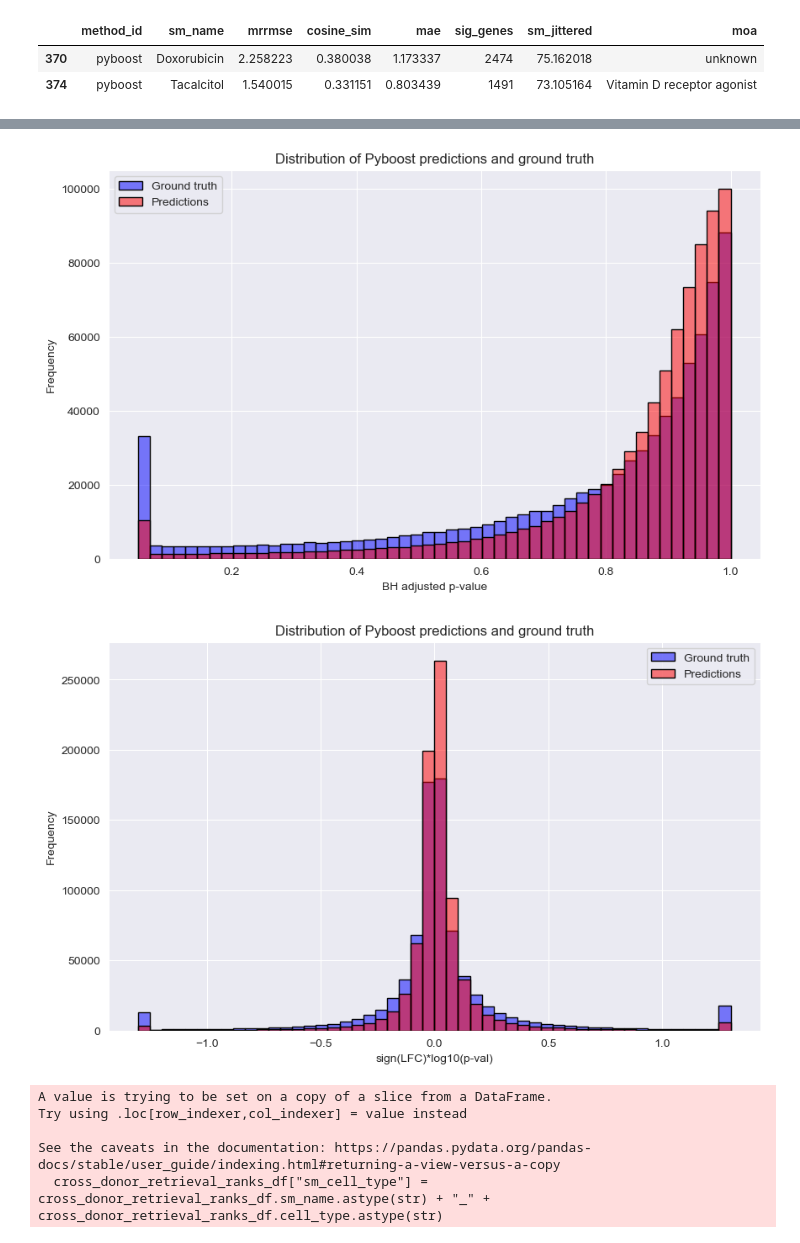
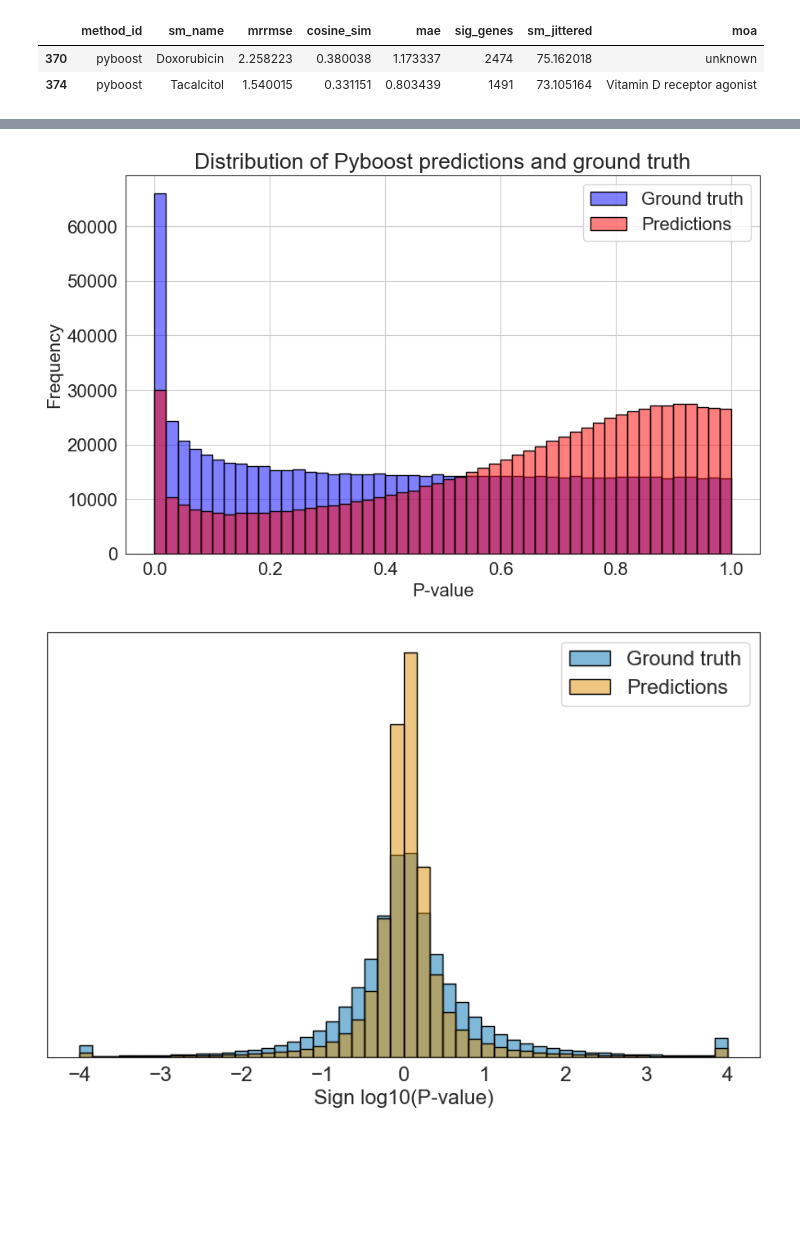
Before and after one commit to theislab/task-dge-perturbation-prediction-analysis, a Jupyter notebook: results_analysis/results_analysis.ipynb, the cells around one changed output, grey strips where cells are left out. Cells and saved outputs as stored; diff of their text form; code cells hidden in the pictures; blank space fills up the shorter version.

Commit message:
update results analysis to the latest run

```diff
--- a/results_analysis/results_analysis.ipynb
+++ b/results_analysis/results_analysis.ipynb
@@ -90,7 +89,9 @@ os.path.join(path_to_results, "predictions", f"neurips-2023-data.{method_id}.{me
 # %%
 predictions = {}
-for method_id in ["jn_ap_op2", "lstm_gru_cnn_ensemble", "nn_retraining_with_pseudolabels", "scape", "pyboost"]: # transformer_ensemble
-    predictions[method_id] = pd.read_parquet(os.path.join(path_to_results, "predictions", f"neurips-2023-data.{method_id}.{method_id}.output.parquet")).set_index("id")
+for method_id in ["jn_ap_op2", "lgc_ensemble", "nn_retraining_with_pseudolabels", "scape", "pyboost", "mean_across_compounds", "transformer_ensemble"]:
+    predictions[method_id] = pd.DataFrame(ad.read_h5ad(os.path.join(path_to_results, "predictions", f"neurips-2023-data.{method_id}.{method_id}.output.h5ad")).layers["prediction"], columns=de_test.columns[7:])
+# %%
+de_test.index = predictions["pyboost"].index
 # %%
 rows = []
 for method_id in predictions.keys():
@@ -304,8 +279,8 @@ data_top[(data_top.cosine_sim < 0.4) & (data_top.sig_genes > 1000)]
 # %%
 threshold = -np.log10(0.0001)
 # %%
-val = np.clip(de_test.iloc[:, 6:], -threshold, threshold).values.reshape(-1)
-pred = np.clip(predictions["pyboost"], -threshold, threshold).values.reshape(-1)
+val = np.clip(de_test.iloc[:, 7:], -threshold, threshold).values.reshape(-1)
+pred = np.clip(predictions["nn_retraining_with_pseudolabels"], -threshold, threshold).values.reshape(-1)
 errors = val - pred
 # %%
 plt.figure(figsize=(10, 6))
@@ -322,6 +297,8 @@ plt.show()
 # %%
 import seaborn as sns
 # %%
+sns.set_style("whitegrid")
+sns.set_style("white")
 plt.figure(figsize=(10, 6))
 
 sns.histplot(10**-np.abs(val), color='blue', bins=50, edgecolor='black', label='Ground truth', alpha=0.5)
@@ -331,7 +308,7 @@ sns.histplot(10**-np.abs(pred), color='red', bins=50, edgecolor='black', label='
 
 # Adding labels and title
 plt.title('Distribution of Pyboost predictions and ground truth')
-plt.xlabel('BH adjusted p-value')
+plt.xlabel('P-value')
 plt.ylabel('Frequency')
 
 # Adding legend to distinguish the two distributions
@@ -341,25 +318,31 @@ plt.legend()
 plt.grid(True)
 plt.show()
 # %% [output]
-[figure, old version]
+[figure, new version]
 # %%
+sns.set_style("whitegrid")
+sns.set_style("white")
 plt.figure(figsize=(10, 6))
 
-sns.histplot(val, color='blue', bins=50, edgecolor='black', label='Ground truth', alpha=0.5)
+sns.histplot(val, color=palette[0], bins=50, edgecolor='black', label='Ground truth', alpha=0.5)
 
 # Plot histogram for val2
-sns.histplot(pred, color='red', bins=50, edgecolor='black', label='Predictions', alpha=0.5)
+sns.histplot(pred, color=palette[1], bins=50, edgecolor='black', label='Predictions', alpha=0.5)
 
 # Adding labels and title
-plt.title('Distribution of Pyboost predictions and ground truth')
-plt.xlabel('sign(LFC)*log10(p-val)')
-plt.ylabel('Frequency')
+# plt.title('Predictions and ground truth distribution')
+plt.title('')
+plt.xlabel('Sign log10(P-value)')
+# plt.ylabel('Frequency')
+plt.ylabel('')
+plt.yticks([])
 
 # Adding legend to distinguish the two distributions
 plt.legend()
 
 # Show plot with grid
-plt.grid(True)
+# plt.grid(True)
+plt.savefig("predictions_vs_ground_truth.svg", transparent=True)
 plt.show()
 # %% [output]
-[figure, old version]
+[figure, new version]
@@ -390,8 +348,0 @@ cross_donor_retrieval_ranks_df = cross_donor_retrieval_ranks_df[cross_donor_retr
-# %%
-cross_donor_retrieval_ranks_df["sm_cell_type"] = cross_donor_retrieval_ranks_df.sm_name.astype(str) + "_" + cross_donor_retrieval_ranks_df.cell_type.astype(str)
-# %% [output]
-A value is trying to be set on a copy of a slice from a DataFrame.
-Try using .loc[row_indexer,col_indexer] = value instead
-
-See the caveats in the documentation: https://pandas.pydata.org/pandas-docs/stable/user_guide/indexing.html#returning-a-view-versus-a-copy
-  cross_donor_retrieval_ranks_df["sm_cell_type"] = cross_donor_retrieval_ranks_df.sm_name.astype(str) + "_" + cross_donor_retrieval_ranks_df.cell_type.astype(str)
```
Also changed, not shown: parts of 34 cells of this notebook.
